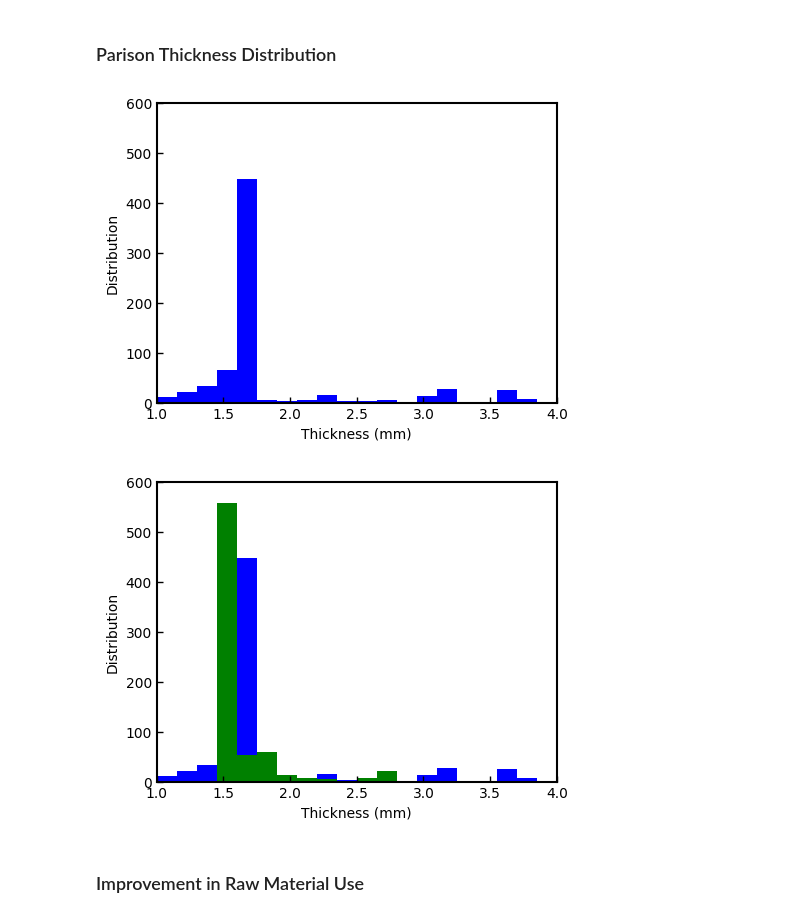
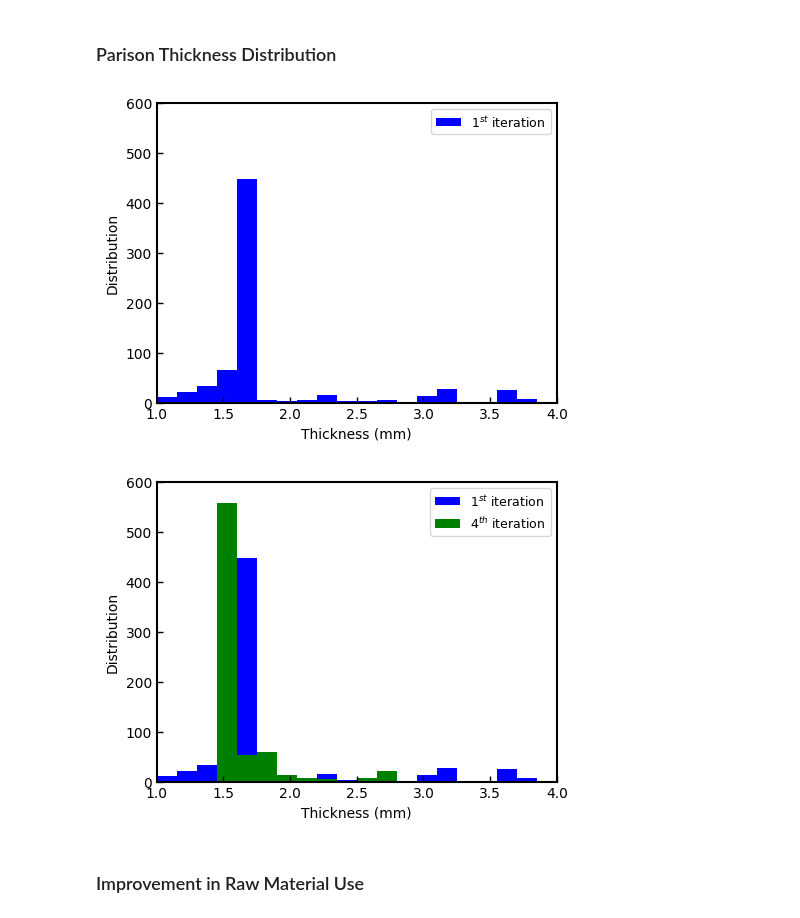
Before and after one commit to AnilOz/Optimization_of_Parison_Thickness, a Jupyter notebook: Polyflow_Simulation_Results.ipynb, the cells around one changed output. Saved outputs shown, nothing was run; the diff lists cells and outputs as text; code cells hidden in the pictures.

```diff
--- a/Polyflow_Simulation_Results.ipynb
+++ b/Polyflow_Simulation_Results.ipynb
@@ -98,35 +98,38 @@ ax.yaxis.set_tick_params(which='major', size=4, width=1, direction='in')
 ax.set_xlabel('Thickness (mm)')
 ax.set_ylabel('Distribution')
 bins = np.arange(1,6,0.15)
-ax.hist(first_iteration, color='blue', bins=bins, linewidth=1.5)
+ax.hist(first_iteration, color='blue', bins=bins, label='$1^{st}$ iteration', linewidth=1.5)
+plt.legend(loc='upper right', prop={'size': 9})
+
 fig.show()
 # %% [output]
-[figure, old version]
+[figure, new version]
 # %%
 # Create figure and add axes object
 mpl.style.use('default')
 
 fig = plt.figure(figsize=(4, 3))
 mpl.rcParams['font.family'] = 'DejaVu Sans'
 plt.rcParams['font.size'] = 10
 plt.rcParams['axes.linewidth'] = 1.5
 plt.rcParams["figure.autolayout"] = True
 
 ax = fig.add_axes([0,0,1,1])
 ax.set_xlim(1, 4)
 ax.set_ylim(0, 600)
 
 ax.xaxis.set_tick_params(which='major', size=4, width=1, direction='in')
 ax.yaxis.set_tick_params(which='major', size=4, width=1, direction='in')
 
 ax.set_xlabel('Thickness (mm)')
 ax.set_ylabel('Distribution')
 bins = np.arange(1,6,0.15)
-ax.hist(first_iteration, color='blue', bins=bins, linewidth=1.5)
-ax.hist(third_iteration, color='green', bins=bins, linewidth=1.5)
+ax.hist(first_iteration, color='blue', bins=bins, label='$1^{st}$ iteration', linewidth=1.5)
+ax.hist(third_iteration, color='green', bins=bins, label='$4^{th}$ iteration', linewidth=1.5)
+plt.legend(loc='upper right', prop={'size': 9})
 fig.show()
 # %% [output]
-[figure, old version]
+[figure, new version]
 # %% [markdown]
 ### Improvement in Raw Material Use
 # %%
```
